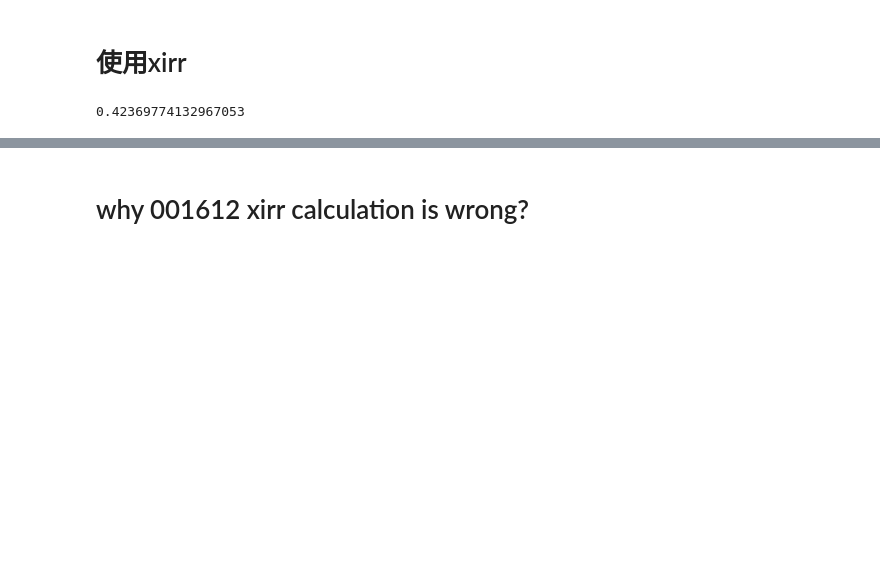
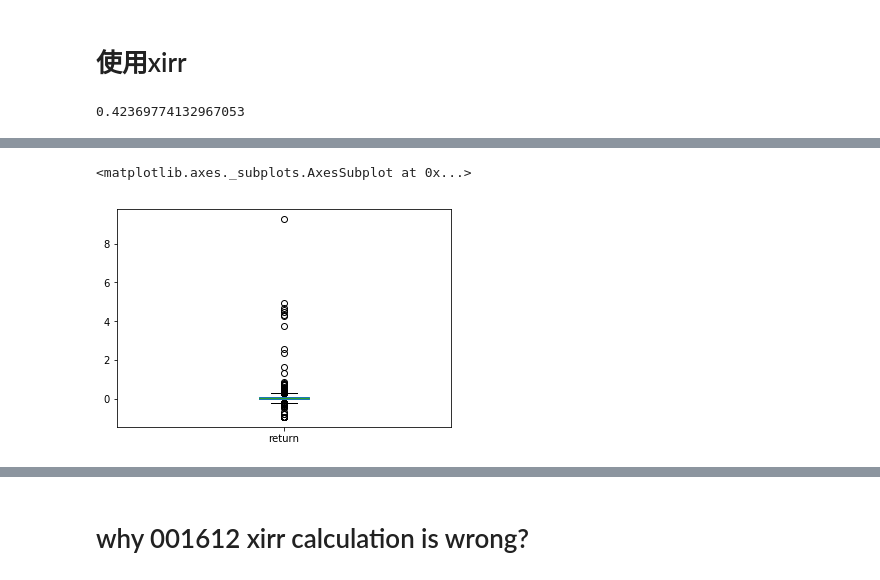
Before and after one commit to challengerlihan/fund_data_analysis, a Jupyter notebook: fund_analysis_all_funds.ipynb, the cells around one changed output, grey strips where cells are left out. Cells and saved outputs as stored; diff of their text form; code cells hidden in the pictures; blank space fills up the shorter version.

```diff
--- a/fund_analysis_all_funds.ipynb
+++ b/fund_analysis_all_funds.ipynb
@@ -249,0 +215,5 @@ Calc Wrong
+# %%
+returns_1['return'].plot('box')
+# %% [output]
+<matplotlib.axes._subplots.AxesSubplot at 0x...>
+[figure, added]
```
Also changed, not shown: parts of 18 cells of this notebook, 1 other file.
